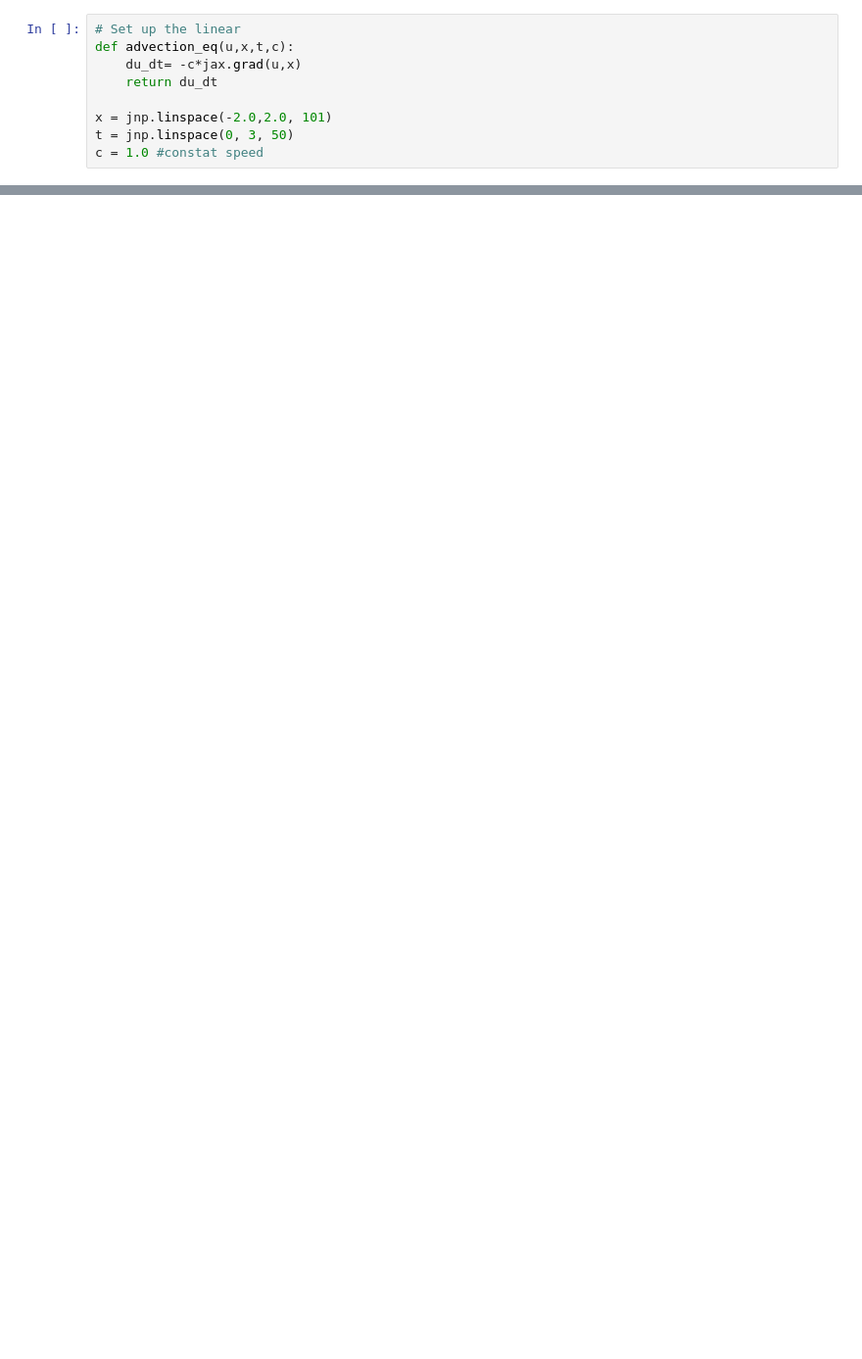
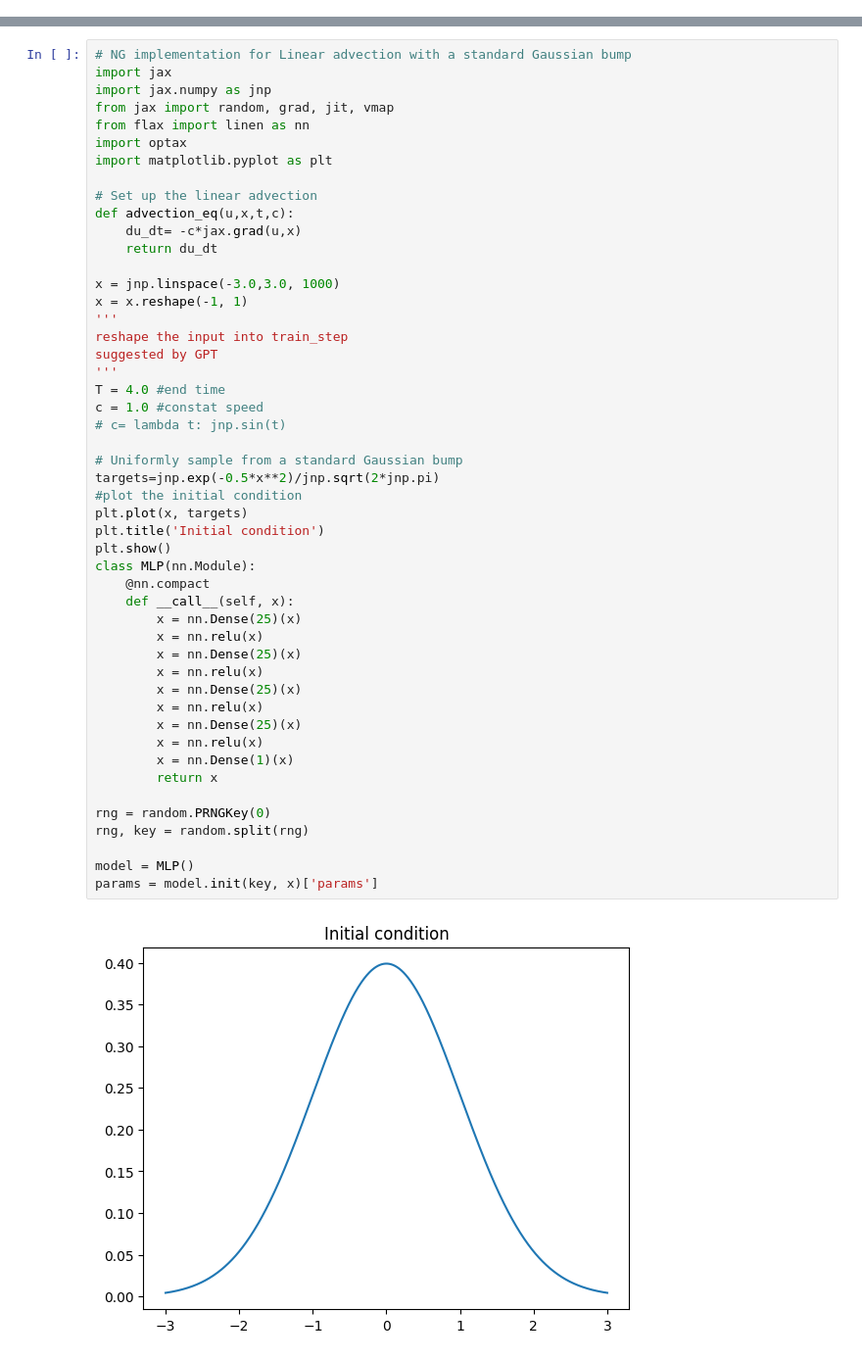
Before and after one commit to l1yz/PDE, a Jupyter notebook: Neural_Galerkin/main.ipynb, the cells around one changed output, grey strips where cells are left out. Shown at 98% size. Drawn from its saved outputs; the diff is of its cells as text; blank space fills up the shorter version.

```diff
--- a/Neural_Galerkin/main.ipynb
+++ b/Neural_Galerkin/main.ipynb
@@ -8,9 +0,0 @@ import optax
-# %%
-# Set up the linear
-def advection_eq(u,x,t,c):
-    du_dt= -c*jax.grad(u,x)
-    return du_dt
-
-x = jnp.linspace(-2.0,2.0, 101)
-t = jnp.linspace(0, 3, 50)
-c = 1.0 #constat speed
@@ -61,0 +1,51 @@ def odeint_euler(fn, y0, t, key):
+# %%
+# NG implementation for Linear advection with a standard Gaussian bump
+import jax
+import jax.numpy as jnp
+from jax import random, grad, jit, vmap
+from flax import linen as nn
+import optax
+import matplotlib.pyplot as plt
+
+# Set up the linear advection
+def advection_eq(u,x,t,c):
+    du_dt= -c*jax.grad(u,x)
+    return du_dt
+
+x = jnp.linspace(-3.0,3.0, 1000)
+x = x.reshape(-1, 1)
+'''
+reshape the input into train_step
+suggested by GPT
+'''
+T = 4.0 #end time
+c = 1.0 #constat speed
+# c= lambda t: jnp.sin(t)
+
+# Uniformly sample from a standard Gaussian bump
+targets=jnp.exp(-0.5*x**2)/jnp.sqrt(2*jnp.pi)
+#plot the initial condition
+plt.plot(x, targets)
+plt.title('Initial condition')
+plt.show()
+class MLP(nn.Module):
+    @nn.compact
+    def __call__(self, x):
+        x = nn.Dense(25)(x)
+        x = nn.relu(x)
+        x = nn.Dense(25)(x)
+        x = nn.relu(x)
+        x = nn.Dense(25)(x)
+        x = nn.relu(x)
+        x = nn.Dense(25)(x)
+        x = nn.relu(x)
+        x = nn.Dense(1)(x)
+        return x
+
+rng = random.PRNGKey(0)
+rng, key = random.split(rng)
+
+model = MLP()
+params = model.init(key, x)['params']
+# %% [output]
+[figure, added]
```
Also changed, not shown: parts of 10 cells of this notebook, 3 other files.
